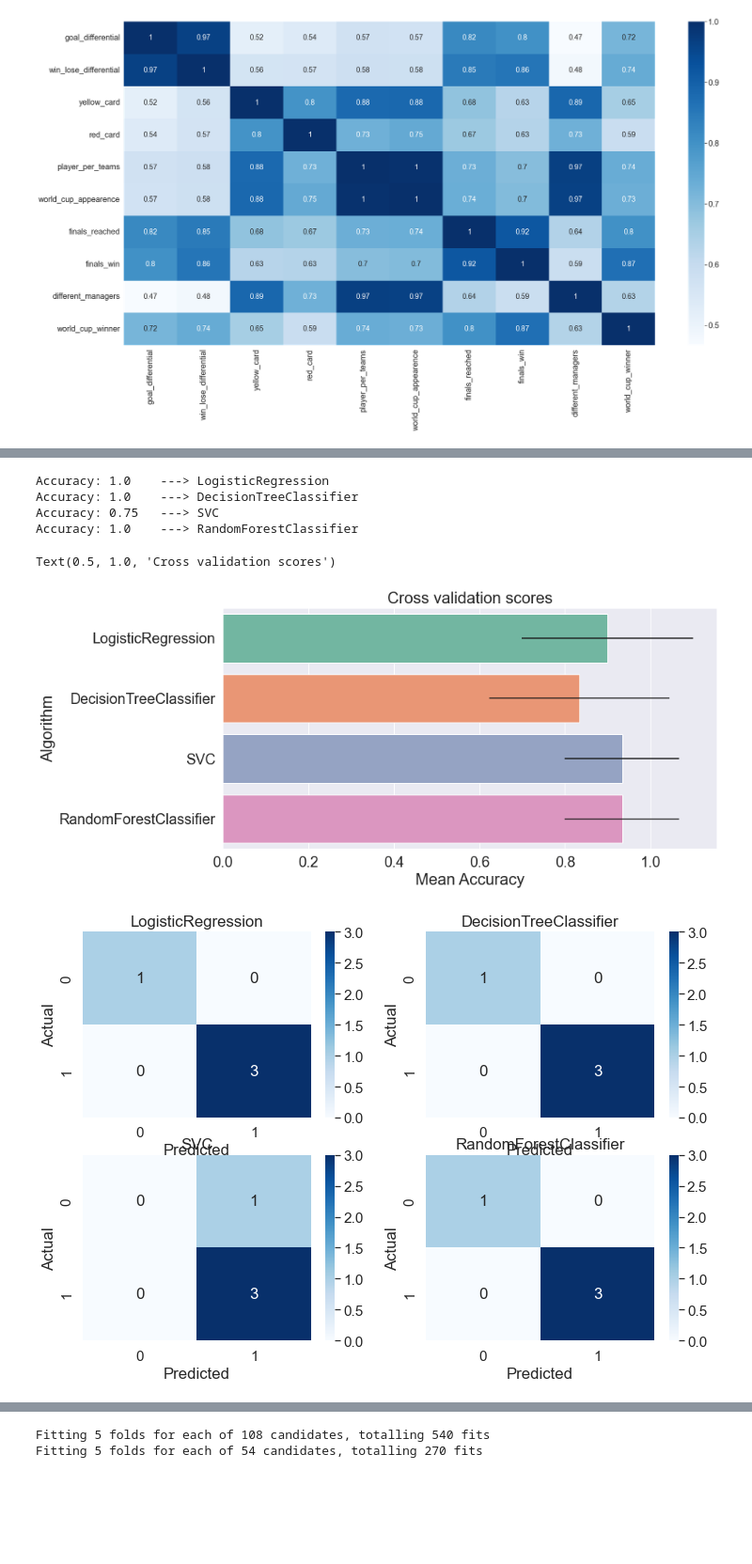
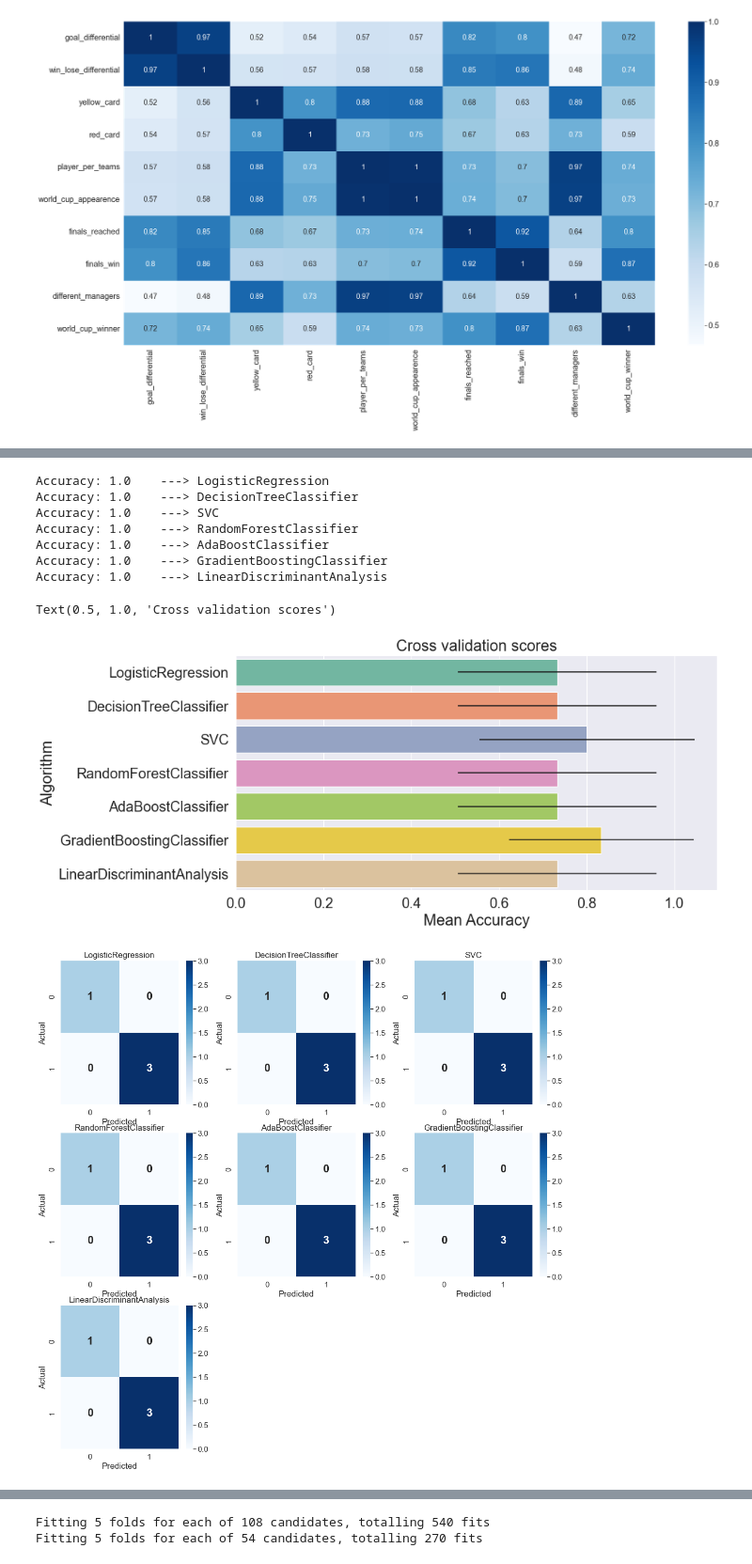
Before and after one commit to samueleleli/FIFA_WorldCup_Analysis, a Jupyter notebook: WC_Analysis_Matteo_classification_team_down_sampling.ipynb, the cells around one changed output, grey strips where cells are left out. Shown at 94% size. Drawn from its saved outputs; the diff is of its cells as text; code cells hidden in the pictures; blank space fills up the shorter version.

```diff
--- a/WC_Analysis_Matteo_classification_team_down_sampling.ipynb
+++ b/WC_Analysis_Matteo_classification_team_down_sampling.ipynb
@@ -216,6 +162,9 @@ classifiers = [
     DecisionTreeClassifier(random_state=rs),
     SVC(probability=True),
     RandomForestClassifier(n_estimators = 10, random_state=rs),
+    AdaBoostClassifier(n_estimators=10, random_state=rs),
+    GradientBoostingClassifier(n_estimators=10, random_state=rs),
+    LinearDiscriminantAnalysis(),
 ]
 
 # List of results that will occure:
@@ -264,8 +213,11 @@ for i in cv_results:
 # %% [output]
 Accuracy: 1.0    ---> LogisticRegression
 Accuracy: 1.0    ---> DecisionTreeClassifier
-Accuracy: 0.75   ---> SVC
+Accuracy: 1.0    ---> SVC
 Accuracy: 1.0    ---> RandomForestClassifier
+Accuracy: 1.0    ---> AdaBoostClassifier
+Accuracy: 1.0    ---> GradientBoostingClassifier
+Accuracy: 1.0    ---> LinearDiscriminantAnalysis
 # %%
 # Cross validation accuracy results graph
 cv_res = pd.DataFrame({"CrossValMeans":cv_acc, "CrossValerrors": cv_std,"Algorithm":clf_name})
@@ -276,19 +228,21 @@ plt.xlabel("Mean Accuracy")
 plt.title("Cross validation scores")
 # %% [output]
 Text(0.5, 1.0, 'Cross validation scores')
-[figure, old version]
+[figure, new version]
 # %%
 # Confusion matrixes (not-normalized confusion matrix)
-plt.figure(figsize=(12,8))
+plt.figure(figsize=(18,18))
 sns.set(font_scale=1.4)
 for i in range(len(classifiers)):
-    plt.subplot(2,2,i+1) #adjust this acourding to the number of algorithms
-    sns.heatmap(cnfm[i], annot=True, fmt="d",cmap="Blues")
+    plt.subplot(3,3,i+1) #adjust this acourding to the number of algorithms
+    sns.heatmap(cnfm[i], annot=True, fmt="d",cmap="Blues", annot_kws={
+                'fontsize': 22,
+                'fontweight': 'bold'})
     plt.xlabel('Predicted')
     plt.ylabel('Actual')
     plt.title(clf_name[i])
 # %% [output]
-[figure, old version]
+[figure, new version]
 # %%
 #Classification reports
 for i in range(len(classifiers)):
```
Also changed, not shown: parts of 9 cells of this notebook, 4 other files.
